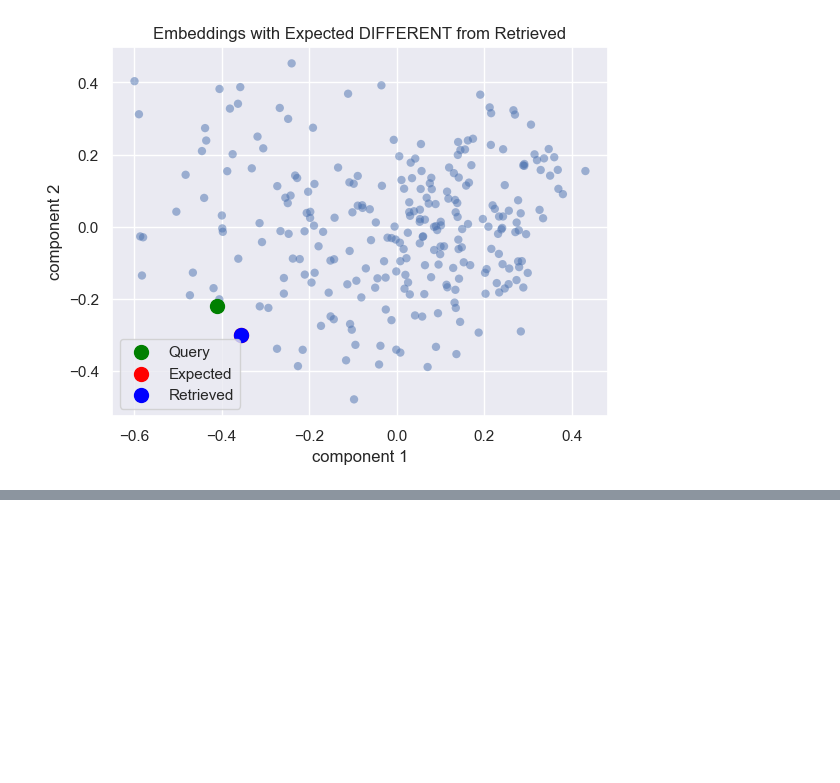
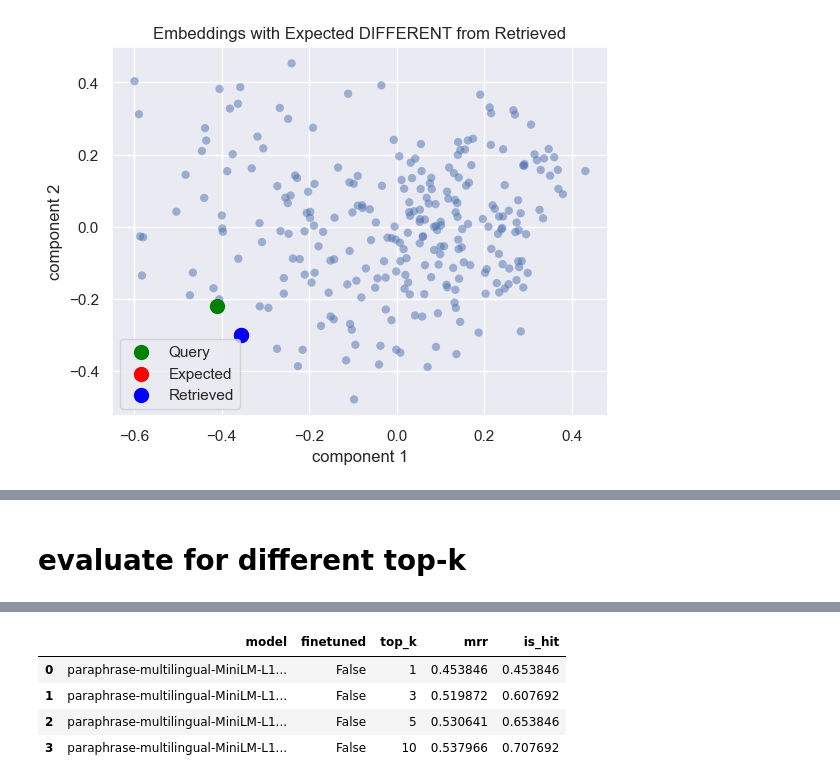
Before and after one commit to giobbu/GenAI, a Jupyter notebook: embedding-multilingual/improving_with_finetuning.ipynb, the cells around one changed output, grey strips where cells are left out. Drawn from its saved outputs; the diff is of its cells as text; code cells hidden in the pictures; blank space fills up the shorter version.

```diff
--- a/embedding-multilingual/improving_with_finetuning.ipynb
+++ b/embedding-multilingual/improving_with_finetuning.ipynb
@@ -111,0 +105,21 @@ df_results_no_finetuning
+# %% [markdown]
+# evaluate for different top-k
+# %%
+import pandas as pd
+from loguru import logger
+
+df_results_no_finetuning = pd.DataFrame()
+
+for top_k in [1, 3, 5, 10]:
+
+    logger.info(f"Evaluating for top_k={top_k}")
+
+    df_paraphrase_l12_results_it = evaluate(dataset=it_dataset,
+                                            embed_model=embed_model_paraphrase_l12,
+                                            top_k=top_k,
+                                            verbose=True)
+    df_results_no_finetuning_topk = dataframe_results(top_k, df_paraphrase_l12_results_it, finetuned=False)
+    df_results_no_finetuning = pd.concat([df_results_no_finetuning, df_results_no_finetuning_topk], ignore_index=True)
+
+df_results_no_finetuning
+# %% [output]
@@ -111,0 +130,5 @@ df_results_no_finetuning
+|  | model | finetuned | top_k | mrr | is_hit |
+| 0 | paraphrase-multilingual-MiniLM-L1... | False | 1 | 0.453846 | 0.453846 |
+| 1 | paraphrase-multilingual-MiniLM-L1... | False | 3 | 0.519872 | 0.607692 |
+| 2 | paraphrase-multilingual-MiniLM-L1... | False | 5 | 0.530641 | 0.653846 |
+| 3 | paraphrase-multilingual-MiniLM-L1... | False | 10 | 0.537966 | 0.707692 |
```
Also changed, not shown: parts of 11 cells of this notebook, 1 other file.
